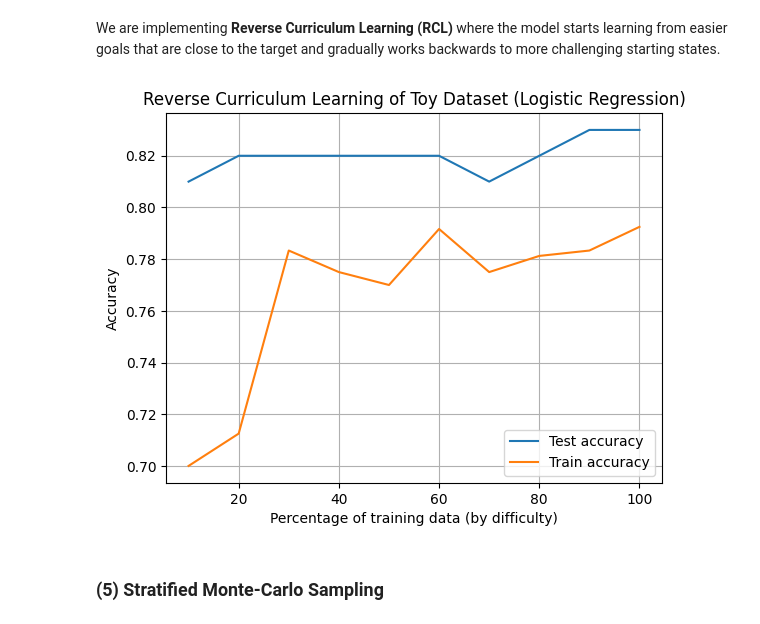
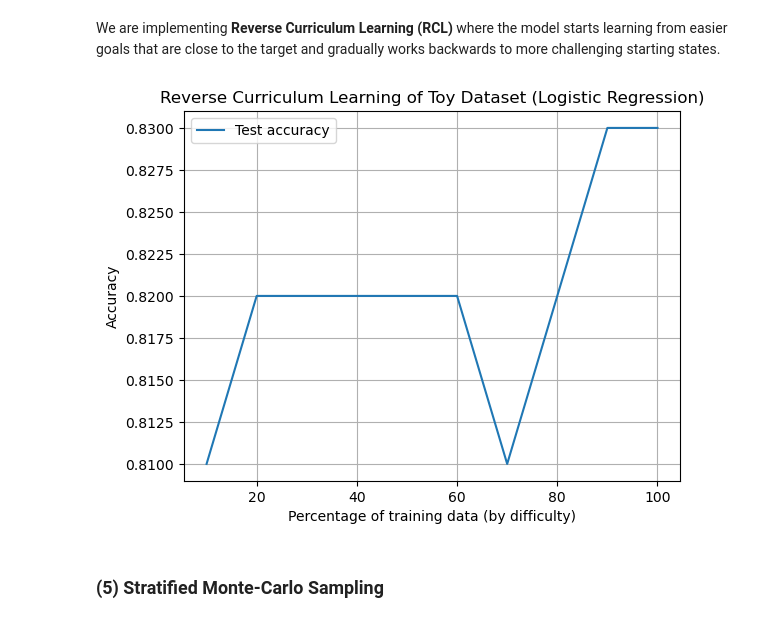
Before and after one commit to Reza-rgb/Opti4ML-TidyTeam, a Jupyter notebook: src/toy_dataset.ipynb, the cells around one changed output. Saved outputs shown, nothing was run; the diff lists cells and outputs as text; code cells hidden in the pictures.

```diff
--- a/src/toy_dataset.ipynb
+++ b/src/toy_dataset.ipynb
@@ -140,8 +139,8 @@ y_sorted = y_train_toy[sorted_toy_indices]
 difficulty_range = np.linspace(0.1, 1.0, 10)
 clf = LogisticRegression()
 
-train_accuracies = []
-test_accuracies = []
+train_accuracies_CL = []
+test_accuracies_CL = []
 
 for percentage in difficulty_range:
     n_samples = int(percentage * len(X_train_toy))
@@ -153,7 +152,7 @@ for percentage in difficulty_range:
     train_acc = accuracy_score(y_train, clf.predict(X_train))
     test_acc = accuracy_score(y_test_toy, clf.predict(X_test_toy))
 
-    train_accuracies.append(train_acc)
-    test_accuracies.append(test_acc)
+    train_accuracies_CL.append(train_acc)
+    test_accuracies_CL.append(test_acc)
 # %%
 # plot results
@@ -200,7 +198,7 @@ for lambda_t_init in lambda_t_values:
             np.random.seed(42)
 
             # Init SPL
-            init_idx = np.random.choice(len(X_train), size=init_size, replace=False)
+            init_idx = np.random.choice(len(X_train), size=init_size, replace=True)
             X_curr = X_train[init_idx]
             y_curr = y_train[init_idx]
 
@@ -267,7 +265,6 @@ for lambda_t_init in lambda_t_values:
 
 
 # Tracé
-plt.plot(data_best["train_acc"], label="Train accuracy")
 plt.plot(data_best["test_acc"], label="Test accuracy")
 plt.title(f"Self-Paced Learning of Toy Dataset (SGDClassifier)")
 plt.xlabel("SPL iteration")
@@ -288,9 +285,9 @@ X_sorted = X_train_toy[sorted_indices]
 y_sorted = y_train_toy[sorted_indices]
 
 # Curriculum training: increase % of training data
-percentages = np.linspace(0.75, 1, 5)
-train_accuracies = []
-test_accuracies = []
+percentages = np.linspace(0.8, 1, 5)
+train_accuracies_HEM = []
+test_accuracies_HEM = []
 
 
 for percentage in percentages:
@@ -304,12 +301,11 @@ for percentage in percentages:
     train_acc = accuracy_score(y_train, clf.predict(X_train))
     test_acc = accuracy_score(y_test_toy, clf.predict(X_test_toy))
 
-    train_accuracies.append(train_acc)
-    test_accuracies.append(test_acc)
+    train_accuracies_HEM.append(train_acc)
+    test_accuracies_HEM.append(test_acc)
 
 # Plot
-plt.plot(percentages * 100, test_accuracies, label="Test accuracy")
-plt.plot(percentages * 100, train_accuracies, label="Train accuracy")
+plt.plot(percentages * 100, test_accuracies_HEM, label="Test accuracy")
 plt.xlabel("Percentage of training data (by difficulty)")
 plt.ylabel("Accuracy")
 plt.title("Hard-Example Mining of Toy Dataset (Logistic Regression)")
@@ -328,40 +324,39 @@ X_train_toy, X_test_toy, y_train_toy, y_test_toy = train_test_split(X_toy, y_toy
 # Normalize the difficulty to [0, 1]
 toy_difficulty = compute_toy_difficulty(X_train_toy)
 norm_toy_difficulty = (toy_difficulty - toy_difficulty.min()) / (toy_difficulty.max() - toy_difficulty.min())
 sorted_toy_indices = np.argsort(norm_toy_difficulty)[::-1] ## Reverse order for RCL
 
 X_sorted = X_train_toy[sorted_toy_indices]
 y_sorted = y_train_toy[sorted_toy_indices]
 
 difficulty_range = np.linspace(0.1, 1.0, 10)
 clf = LogisticRegression()
 
-train_accuracies = []
-test_accuracies = []
+train_accuracies_RCL = []
+test_accuracies_RCL = []
 
 for percentage in difficulty_range:
     n_samples = int(percentage * len(X_train_toy))
     X_train = X_train_toy[:n_samples]
     y_train = y_train_toy[:n_samples]
 
     clf.fit(X_train, y_train)
 
     train_acc = accuracy_score(y_train, clf.predict(X_train))
     test_acc = accuracy_score(y_test_toy, clf.predict(X_test_toy))
 
-    train_accuracies.append(train_acc)
-    test_accuracies.append(test_acc)
+    train_accuracies_RCL.append(train_acc)
+    test_accuracies_RCL.append(test_acc)
 
-plt.plot(difficulty_range * 100, test_accuracies, label="Test accuracy")
-plt.plot(difficulty_range * 100, train_accuracies, label="Train accuracy")
+plt.plot(difficulty_range * 100, test_accuracies_RCL, label="Test accuracy")
 plt.xlabel("Percentage of training data (by difficulty)")
 plt.ylabel("Accuracy")
 plt.title("Reverse Curriculum Learning of Toy Dataset (Logistic Regression)")
 plt.legend()
 plt.grid(True)
 plt.show()
 # %% [output]
-[figure, old version]
+[figure, new version]
 # %% [markdown]
 ### (5) Stratified Monte-Carlo Sampling
 # %% [markdown]
```
Also changed, not shown: parts of 10 cells of this notebook.
